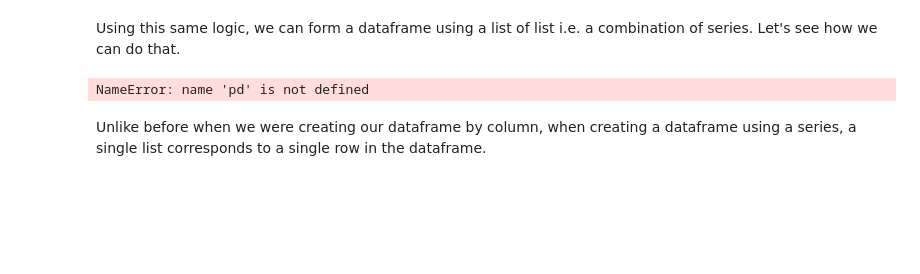
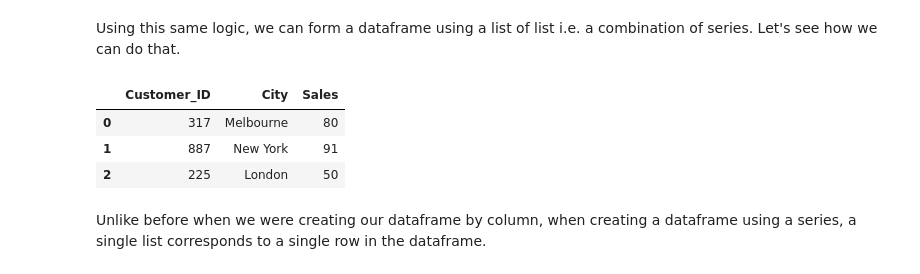
Before and after one commit to rainer-65/GaddisPrograms, a Jupyter notebook: Pandas/pandas tutorial 01.ipynb, the cells around one changed output. Drawn from its saved outputs; the diff is of its cells as text; code cells hidden in the pictures; blank space fills up the shorter version.

```diff
--- a/Pandas/pandas tutorial 01.ipynb
+++ b/Pandas/pandas tutorial 01.ipynb
@@ -203,9 +257,13 @@ NameError: name 'pd' is not defined
 # %% [markdown]
 Using this same logic, we can form a dataframe using a list of list i.e. a combination of series. Let's see how we can do that.
 # %%
-customer_sales = pd.DataFrame([[317, 'Melbourne', '80'], [887, 'New York', '91'], [225, 'London', '50']], columns = ['Customer_ID', 'City', 'Sales'])
+customer_sales = pd.DataFrame([[317, 'Melbourne', '80'], [887, 'New York', '91'], [225, 'London', '50']],
+                              columns=['Customer_ID', 'City', 'Sales'])
 customer_sales
 # %% [output]
-NameError: name 'pd' is not defined
+|  | Customer_ID | City | Sales |
+| 0 | 317 | Melbourne | 80 |
+| 1 | 887 | New York | 91 |
+| 2 | 225 | London | 50 |
 # %% [markdown]
 Unlike before when we were creating our dataframe by column, when creating a dataframe using a series, a single list corresponds to a single row in the dataframe.
```
Also changed, not shown: parts of 22 cells of this notebook, 3 other files.
